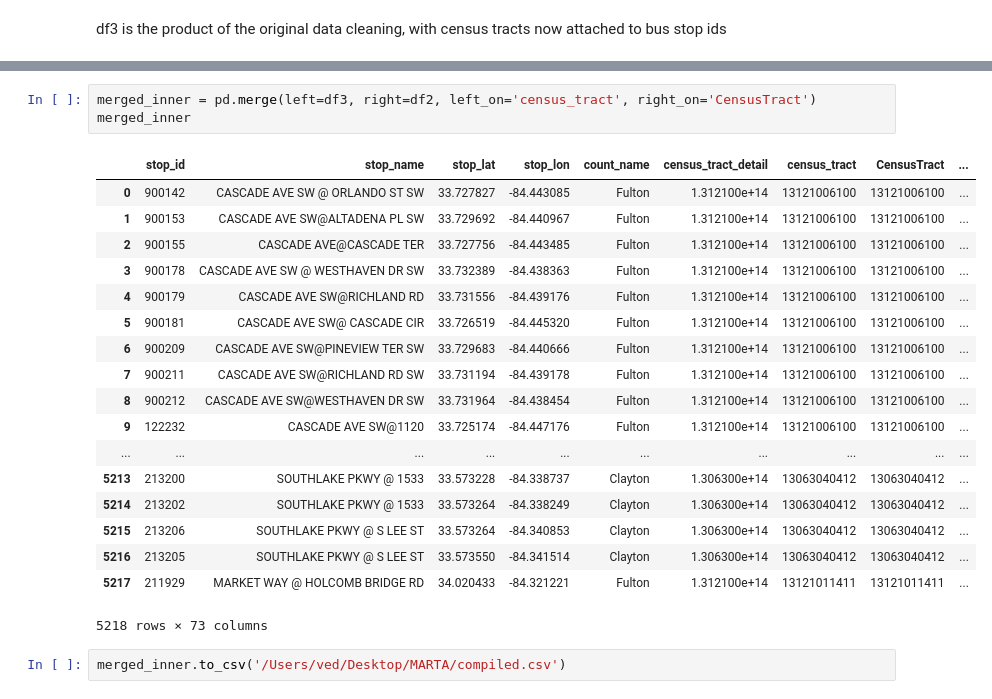
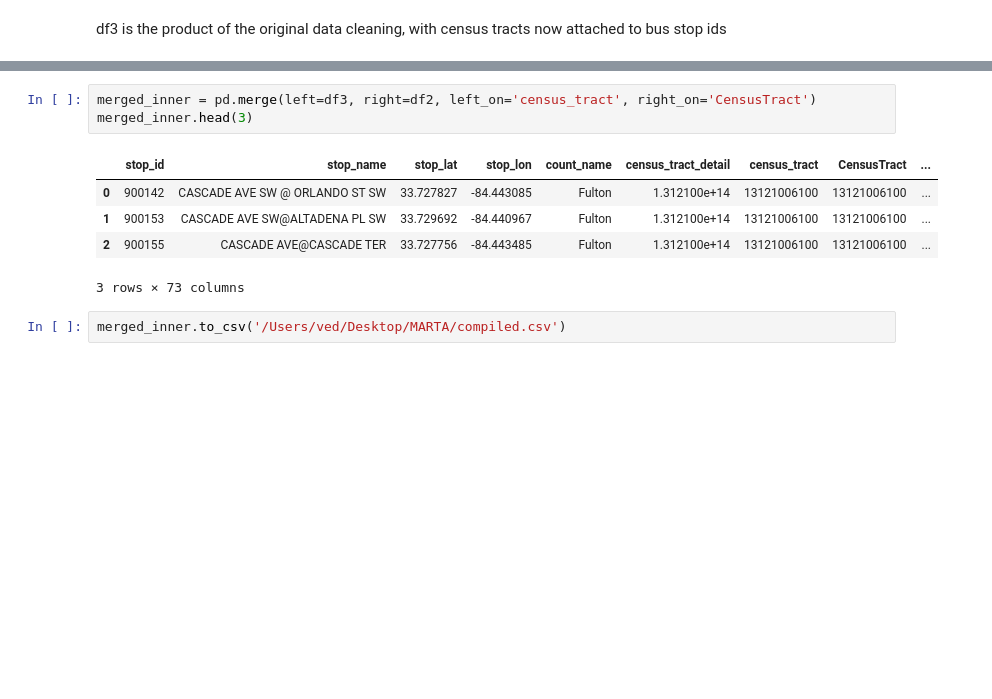
Before and after one commit to ved-mohan/CFM, a Jupyter notebook: MARTA.ipynb, the cells around one changed output, grey strips where cells are left out. Cells and saved outputs as stored; diff of their text form; blank space fills up the shorter version.

```diff
--- a/MARTA.ipynb
+++ b/MARTA.ipynb
@@ -189,25 +182,12 @@ df3
 # %%
 merged_inner = pd.merge(left=df3, right=df2, left_on='census_tract', right_on='CensusTract')
-merged_inner
+merged_inner.head(3)
 # %% [output]
 |  | stop_id | stop_name | stop_lat | stop_lon | count_name | census_tract_detail | census_tract | CensusTract | ... |
 | 0 | 900142 | CASCADE AVE SW @ ORLANDO ST SW | 33.727827 | -84.443085 | Fulton | 1.312100e+14 | 13121006100 | 13121006100 | ... |
 | 1 | 900153 | CASCADE AVE SW@ALTADENA PL SW | 33.729692 | -84.440967 | Fulton | 1.312100e+14 | 13121006100 | 13121006100 | ... |
 | 2 | 900155 | CASCADE AVE@CASCADE TER | 33.727756 | -84.443485 | Fulton | 1.312100e+14 | 13121006100 | 13121006100 | ... |
-| 3 | 900178 | CASCADE AVE SW @ WESTHAVEN DR SW | 33.732389 | -84.438363 | Fulton | 1.312100e+14 | 13121006100 | 13121006100 | ... |
-| 4 | 900179 | CASCADE AVE SW@RICHLAND RD | 33.731556 | -84.439176 | Fulton | 1.312100e+14 | 13121006100 | 13121006100 | ... |
-| 5 | 900181 | CASCADE AVE SW@ CASCADE CIR | 33.726519 | -84.445320 | Fulton | 1.312100e+14 | 13121006100 | 13121006100 | ... |
-| 6 | 900209 | CASCADE AVE SW@PINEVIEW TER SW | 33.729683 | -84.440666 | Fulton | 1.312100e+14 | 13121006100 | 13121006100 | ... |
-| 7 | 900211 | CASCADE AVE SW@RICHLAND RD SW | 33.731194 | -84.439178 | Fulton | 1.312100e+14 | 13121006100 | 13121006100 | ... |
-| 8 | 900212 | CASCADE AVE SW@WESTHAVEN DR SW | 33.731964 | -84.438454 | Fulton | 1.312100e+14 | 13121006100 | 13121006100 | ... |
-| 9 | 122232 | CASCADE AVE SW@1120 | 33.725174 | -84.447176 | Fulton | 1.312100e+14 | 13121006100 | 13121006100 | ... |
-| ... | ... | ... | ... | ... | ... | ... | ... | ... | ... |
-| 5213 | 213200 | SOUTHLAKE PKWY @ 1533 | 33.573228 | -84.338737 | Clayton | 1.306300e+14 | 13063040412 | 13063040412 | ... |
-| 5214 | 213202 | SOUTHLAKE PKWY @ 1533 | 33.573264 | -84.338249 | Clayton | 1.306300e+14 | 13063040412 | 13063040412 | ... |
-| 5215 | 213206 | SOUTHLAKE PKWY @ S LEE ST | 33.573264 | -84.340853 | Clayton | 1.306300e+14 | 13063040412 | 13063040412 | ... |
-| 5216 | 213205 | SOUTHLAKE PKWY @ S LEE ST | 33.573550 | -84.341514 | Clayton | 1.306300e+14 | 13063040412 | 13063040412 | ... |
-| 5217 | 211929 | MARKET WAY @ HOLCOMB BRIDGE RD | 34.020433 | -84.321221 | Fulton | 1.312100e+14 | 13121011411 | 13121011411 | ... |
-5218 rows × 73 columns
+3 rows × 73 columns
 # %%
 merged_inner.to_csv('/Users/ved/Desktop/MARTA/compiled.csv')
 # %%
```
Also changed, not shown: parts of 10 cells of this notebook.
